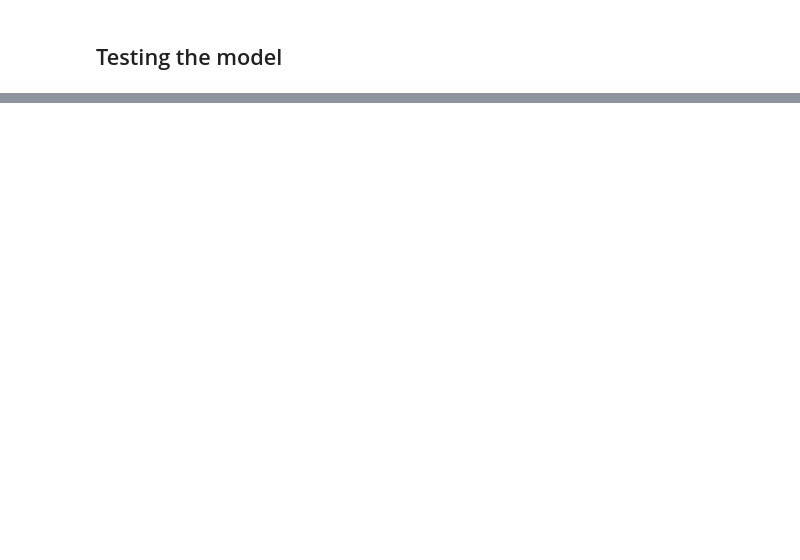
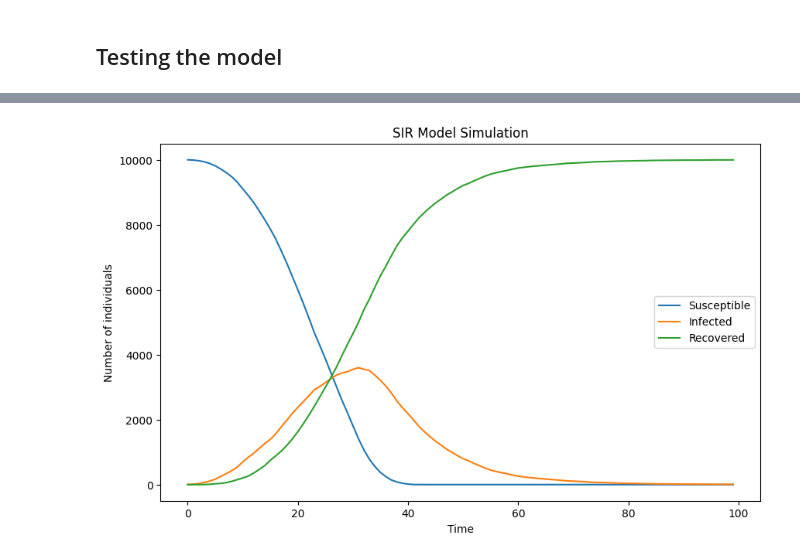
Before and after one commit to UVG-Works-Hub/sir-model, a Jupyter notebook: sir-mode.ipynb, the cells around one changed output, grey strips where cells are left out. Cells and saved outputs as stored; diff of their text form; code cells hidden in the pictures; blank space fills up the shorter version.

```diff
--- a/sir-mode.ipynb
+++ b/sir-mode.ipynb
@@ -100,0 +234,8 @@ evolutionPlot(SHist, IHist, RHist)
+# %%
+# Simulation with predefined initial positions
+initial_positions = [(50, 50), (25, 25), (75, 75), (25, 75), (75, 25)]
+gridHist, SHist, IHist, RHist = simulation(M, N, T, I_0, rad, beta, gamma, initial_positions)
+createGif(gridHist, 'predefined_sir_simulation.gif')
+evolutionPlot(SHist, IHist, RHist)
+# %% [output]
+[figure, added]
```
Also changed, not shown: parts of 16 cells of this notebook, 3 other files.
